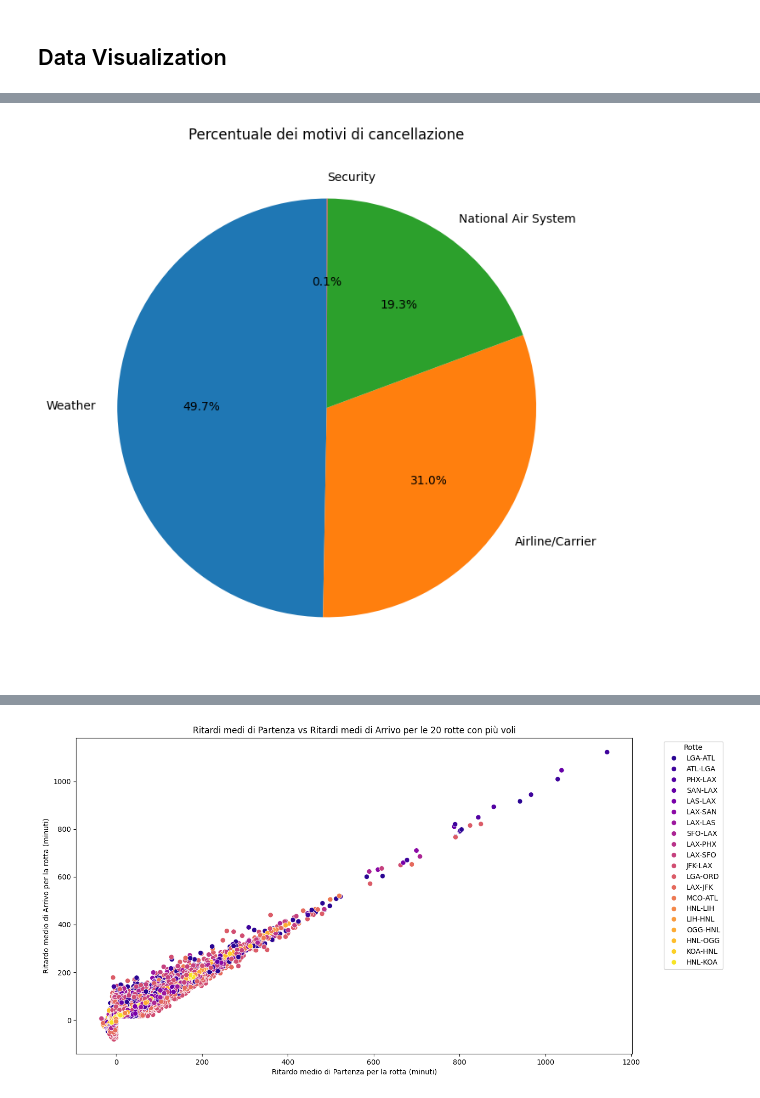
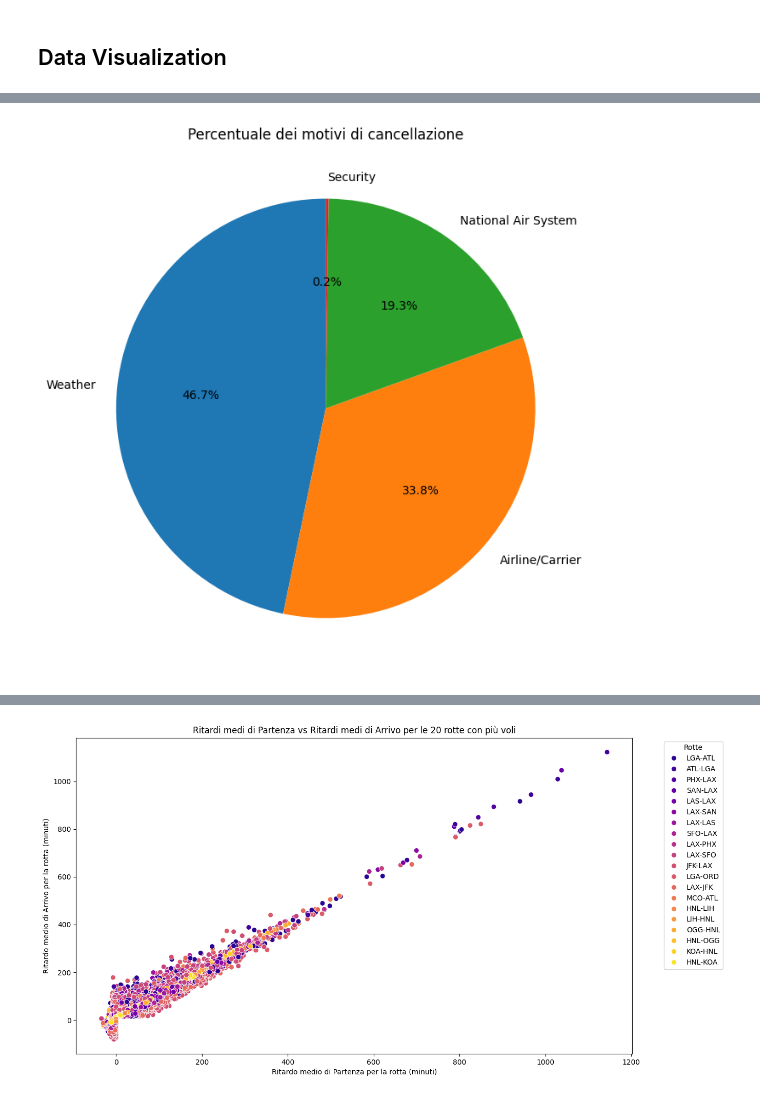
Before and after one commit to Walter-Di-Sabatino/Time-Series-Data-Science-Project, a Jupyter notebook: data_visualization.ipynb, the cells around one changed output, grey strips where cells are left out. Saved outputs shown, nothing was run; the diff lists cells and outputs as text; code cells hidden in the pictures.

```diff
--- a/data_visualization.ipynb
+++ b/data_visualization.ipynb
@@ -58,8 +40,8 @@ plt.show()
 # %%
 # Definire i voli puntuali, in ritardo e in anticipo
 df['Puntualità'] = pd.cut(df['ARR_DELAY'],
-                          bins=[-float('inf'), -5, 0, 30, float('inf')],
-                          labels=['In anticipo', 'Puntuale', 'In ritardo', 'In ritardo estremo'])
+                          bins=[-float('inf'), -5, 0, +5],
+                          labels=['In anticipo', 'Puntuale', 'In ritardo'])
 
 # Raggruppare per compagnia aerea e tipo di puntualità, contando il numero di voli
 carrier_punctuality = df.groupby(['OP_CARRIER', 'Puntualità']).size().unstack(fill_value=0)
@@ -98,21 +80,22 @@ plt.show()
 # %%
 # Conta i valori unici nella colonna 'CANCELLED' (0 e 1)
-cancellati = df['CANCELLATION_REASON'].value_counts()
+
+cancellati = df[df['CANCELLED'] == 1]['C_REASON'].value_counts()
 
 # Crea un grafico a torta con evidenziazione
 plt.figure(figsize=(8, 8))
 explode = (0.1, 0)  # Metti in evidenza il segmento cancellato con un'esplosione
 
 # Crea il grafico
 plt.pie(cancellati, labels=cancellati.index, autopct='%1.1f%%', startangle=90)
 
 # Aggiungi un titolo
 plt.title('Percentuale dei motivi di cancellazione')
 
 # Mostra il grafico
 plt.show()
 # %% [output]
-[figure, old version]
+[figure, new version]
 # %%
 # Conta i valori unici nella colonna 'CANCELLED' (0 e 1)
 cancellati = df['CANCELLED'].value_counts()
```
Also changed, not shown: parts of 9 cells of this notebook, 1 other file.
